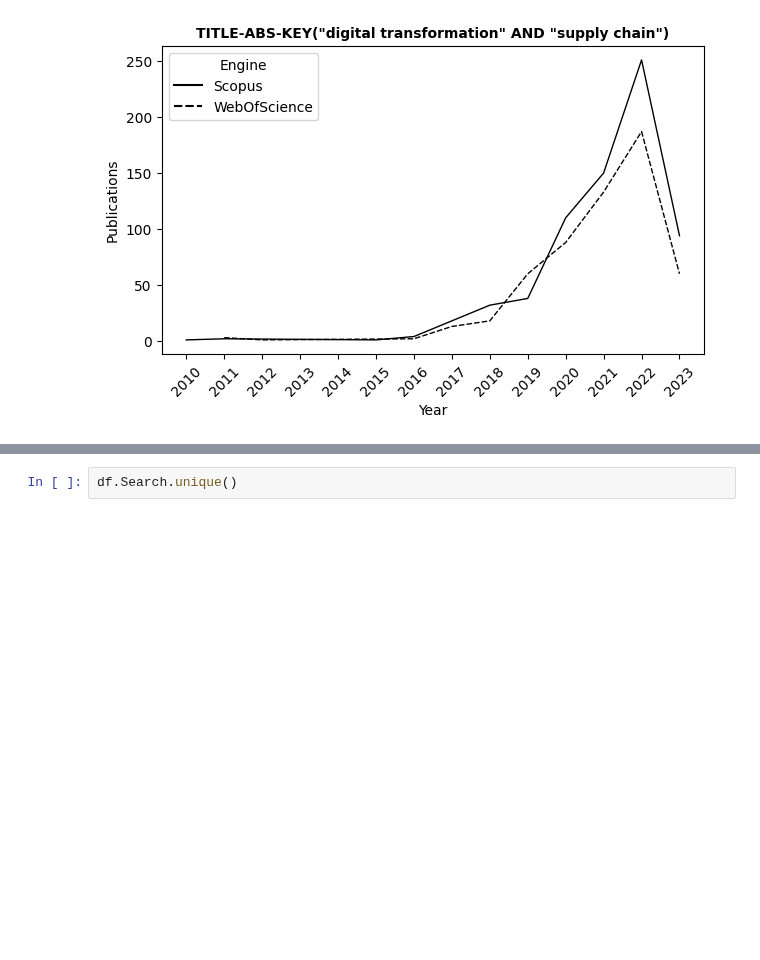
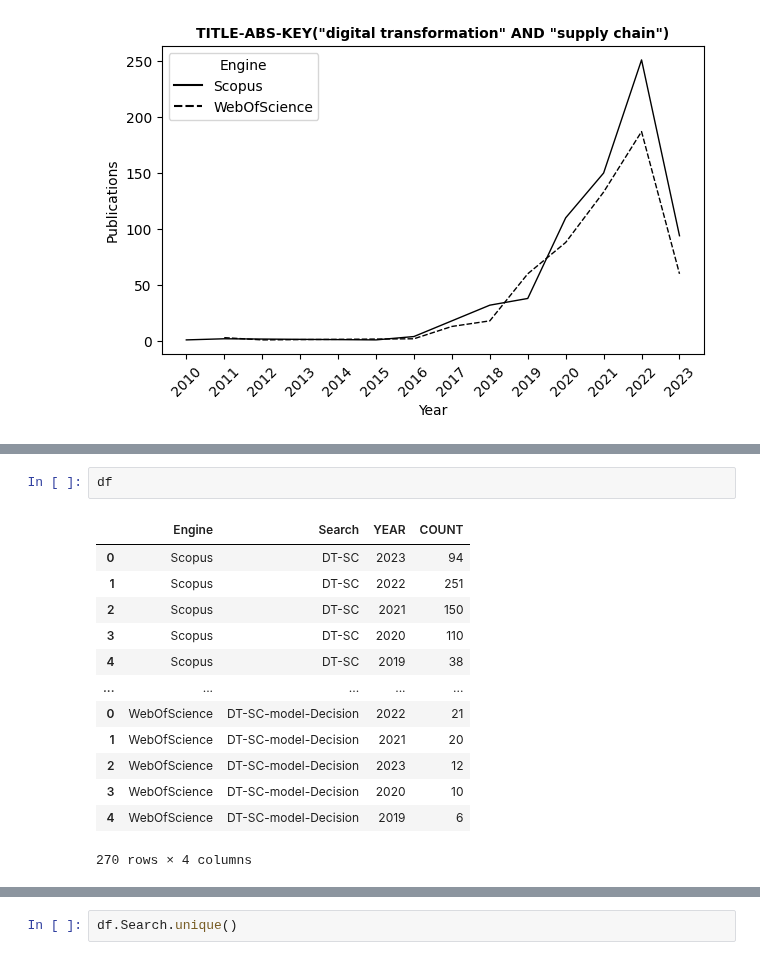
Before and after one commit to Rogerio-mack/work, a Jupyter notebook: Digital_Transformation_Supply_Chain_biblio_research.ipynb, the cells around one changed output, grey strips where cells are left out. Saved outputs shown, nothing was run; the diff lists cells and outputs as text; blank space fills up the shorter version.

```diff
--- a/Digital_Transformation_Supply_Chain_biblio_research.ipynb
+++ b/Digital_Transformation_Supply_Chain_biblio_research.ipynb
@@ -92,0 +115,16 @@ plt.show()
+# %%
+df
+# %% [output]
+|  | Engine | Search | YEAR | COUNT |
+| 0 | Scopus | DT-SC | 2023 | 94 |
+| 1 | Scopus | DT-SC | 2022 | 251 |
+| 2 | Scopus | DT-SC | 2021 | 150 |
+| 3 | Scopus | DT-SC | 2020 | 110 |
+| 4 | Scopus | DT-SC | 2019 | 38 |
+| ... | ... | ... | ... | ... |
+| 0 | WebOfScience | DT-SC-model-Decision | 2022 | 21 |
+| 1 | WebOfScience | DT-SC-model-Decision | 2021 | 20 |
+| 2 | WebOfScience | DT-SC-model-Decision | 2023 | 12 |
+| 3 | WebOfScience | DT-SC-model-Decision | 2020 | 10 |
+| 4 | WebOfScience | DT-SC-model-Decision | 2019 | 6 |
+270 rows × 4 columns
```
Also changed, not shown: parts of 4 cells of this notebook.
